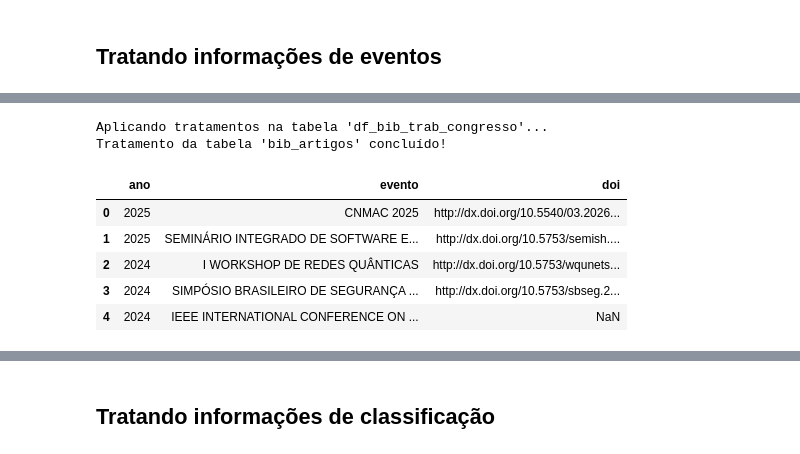
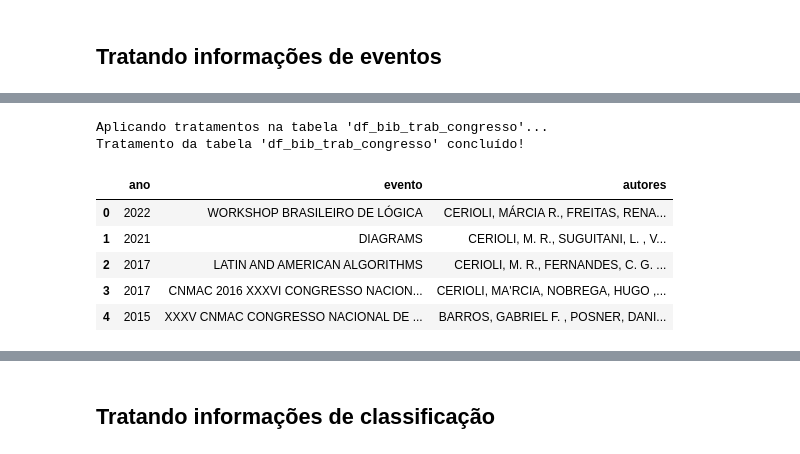
Before and after one commit to alobogiron/pesc_stats, a Jupyter notebook: analyse.ipynb, the cells around one changed output, grey strips where cells are left out. Cells and saved outputs as stored; diff of their text form; code cells hidden in the pictures.

Commit message:
update - changing approach to find match with conferences name

```diff
--- a/analyse.ipynb
+++ b/analyse.ipynb
@@ -8,7 +8,7 @@ from pathlib import Path
 # %% [markdown]
 # Lendo dados
 # %%
-caminhos_arquivos = glob.glob('dados_brutos/json/*.json')
+caminhos_arquivos = glob.glob('dados_brutos/professores/ufrj/*.json')
 # %%
 # 1. LISTAS PARA ACUMULAR OS DADOS
 # ---------------------------------------------------------
@@ -495,42 +495,53 @@ memory usage: 1.4 MB
 # %%
+import numpy as np
+import pandas as pd
+
 print("Aplicando tratamentos na tabela 'df_bib_trab_congresso'...")
 
 if not df_bib_trab_congresso.empty:
 
     # 1. Transformar strings vazias ou só com espaços em nulos reais (NaN)
     df_bib_trab_congresso.replace(r'^\s*$', np.nan, regex=True, inplace=True)
 
-    # 2. Tratamento da Revista (Periódico)
+    # 2. Tratamento da coluna 'evento'
     if 'evento' in df_bib_trab_congresso.columns:
-        # Força maiúsculo e remove espaços extras no início e no fim
         df_bib_trab_congresso['evento'] = df_bib_trab_congresso['evento'].str.upper().str.strip()
 
-    # 4. Tratamento do Ano (Garantir que seja número inteiro)
+    # 3. Tratamento da coluna 'ano'
     if 'ano' in df_bib_trab_congresso.columns:
-        # errors='coerce' transforma erros (ex: "Sem ano") em NaN
-        # Int64 é o tipo inteiro do Pandas que aceita valores nulos
         df_bib_trab_congresso['ano'] = pd.to_numeric(df_bib_trab_congresso['ano'], errors='coerce').astype('Int64')
 
-    # 5. Tratamento de Título, DOI e ISSN (Apenas remover espaços ocultos)
+    # 4. Tratamento de Título, DOI, ISBN e Paginas
     colunas_texto = ['titulo', 'doi', 'isbn', 'paginas']
     for col in colunas_texto:
         if col in df_bib_trab_congresso.columns:
             df_bib_trab_congresso[col] = df_bib_trab_congresso[col].str.strip()
 
+    # 5. NOVO: Tratamento da coluna 'autores'
+    if 'autores' in df_bib_trab_congresso.columns:
+        # Remove espaços extras nas extremidades
+        df_bib_trab_congresso['autores'] = df_bib_trab_congresso['autores'].str.strip()
+        # Normaliza separadores: substitui ponto e vírgula por vírgula para manter padrão
+        df_bib_trab_congresso['autores'] = df_bib_trab_congresso['autores'].str.replace(';', ',', regex=False)
+        # Remove espaços duplos entre nomes/iniciais
+        df_bib_trab_congresso['autores'] = df_bib_trab_congresso['autores'].str.replace(r'\s+', ' ', regex=True)
+        # Opcional: Converter para maiúsculas para facilitar buscas
+        df_bib_trab_congresso['autores'] = df_bib_trab_congresso['autores'].str.upper()
+
     # 6. Garantir tipagem da chave primária
     df_bib_trab_congresso['id_lattes'] = df_bib_trab_congresso['id_lattes'].astype(str)
 
-print("Tratamento da tabela 'bib_artigos' concluído!")
-display(df_bib_trab_congresso[['ano', 'evento', 'doi']].head())
+print("Tratamento da tabela 'df_bib_trab_congresso' concluído!")
+display(df_bib_trab_congresso[['ano', 'evento', 'autores']].head())
 # %% [output]
 Aplicando tratamentos na tabela 'df_bib_trab_congresso'...
-Tratamento da tabela 'bib_artigos' concluído!
+Tratamento da tabela 'df_bib_trab_congresso' concluído!
-|  | ano | evento | doi |
-| 0 | 2025 | CNMAC 2025 | http://dx.doi.org/10.5540/03.2026... |
-| 1 | 2025 | SEMINÁRIO INTEGRADO DE SOFTWARE E... | http://dx.doi.org/10.5753/semish.... |
-| 2 | 2024 | I WORKSHOP DE REDES QUÂNTICAS | http://dx.doi.org/10.5753/wqunets... |
-| 3 | 2024 | SIMPÓSIO BRASILEIRO DE SEGURANÇA ... | http://dx.doi.org/10.5753/sbseg.2... |
-| 4 | 2024 | IEEE INTERNATIONAL CONFERENCE ON ... | NaN |
+|  | ano | evento | autores |
+| 0 | 2022 | WORKSHOP BRASILEIRO DE LÓGICA | CERIOLI, MÁRCIA R., FREITAS, RENA... |
+| 1 | 2021 | DIAGRAMS | CERIOLI, M. R., SUGUITANI, L. , V... |
+| 2 | 2017 | LATIN AND AMERICAN ALGORITHMS | CERIOLI, M. R., FERNANDES, C. G. ... |
+| 3 | 2017 | CNMAC 2016 XXXVI CONGRESSO NACION... | CERIOLI, MA'RCIA, NOBREGA, HUGO ,... |
+| 4 | 2015 | XXXV CNMAC CONGRESSO NACIONAL DE ... | BARROS, GABRIEL F. , POSNER, DANI... |
 # %%
 df_bib_trab_congresso.head(3)
 # %% [output]
```
Also changed, not shown: parts of 3 cells of this notebook, 4 other files.
